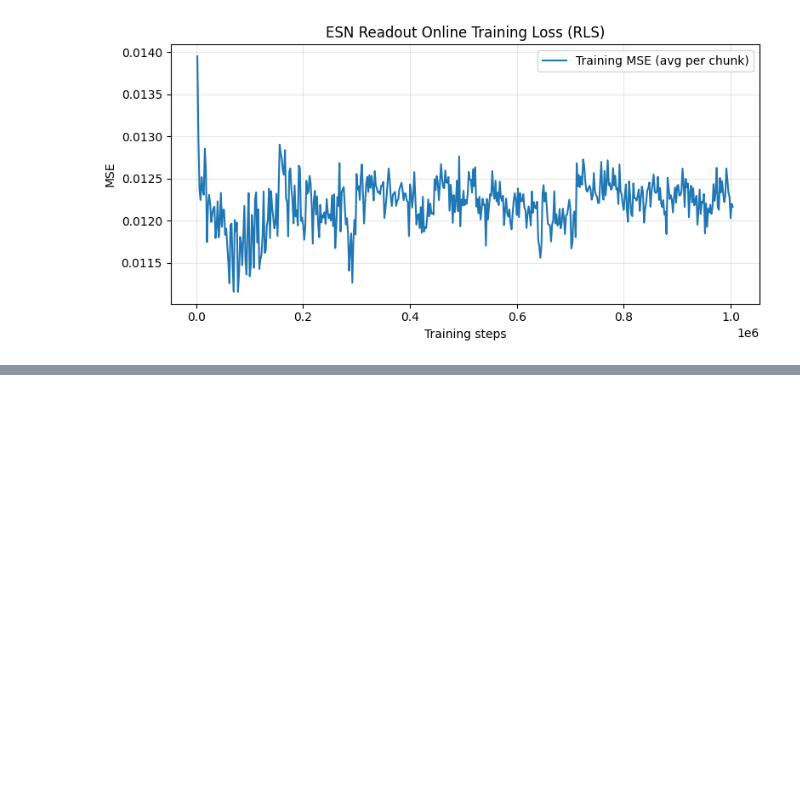
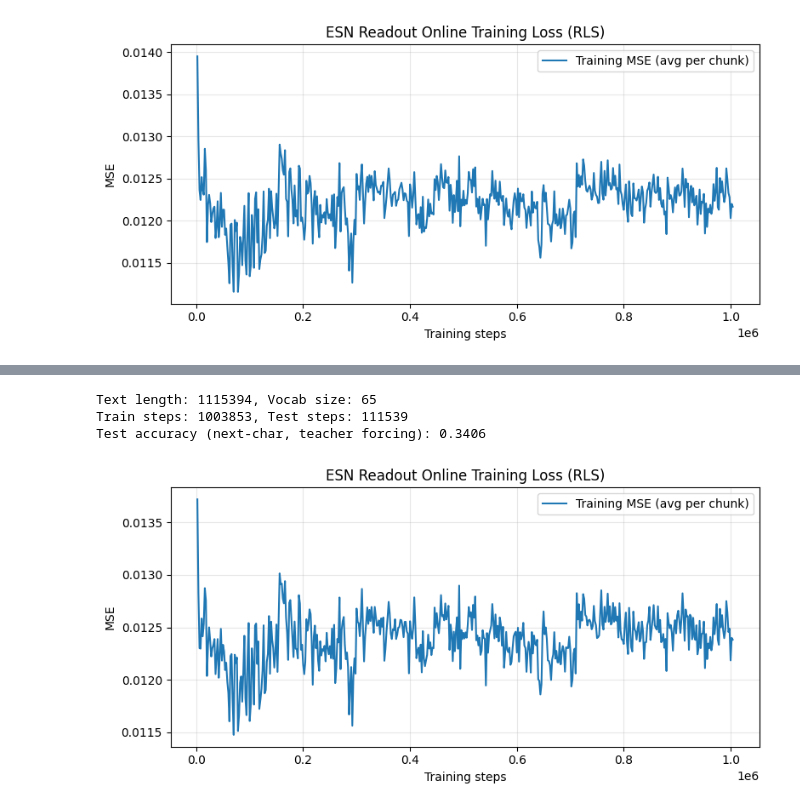
Before and after one commit to FreshMedlar/EvoReservoir, a Jupyter notebook: shakeChaos/esn_testing.ipynb, the cells around one changed output, grey strips where cells are left out. Saved outputs shown, nothing was run; the diff lists cells and outputs as text; code cells hidden in the pictures; blank space fills up the shorter version.

```diff
--- a/shakeChaos/esn_testing.ipynb
+++ b/shakeChaos/esn_testing.ipynb
@@ -327,0 +332,7 @@ Test accuracy (next-char, teacher forcing): 0.3558
+# %%
+main_jupyter(0.9, 300, 0.01, 0.8, 0.3, 0.5, 1.0, 100, 2000, True, 42)
+# %% [output]
+Text length: 1115394, Vocab size: 65
+Train steps: 1003853, Test steps: 111539
+Test accuracy (next-char, teacher forcing): 0.3406
+[figure, added]
```
Also changed, not shown: parts of 3 cells of this notebook, 3 other files.
